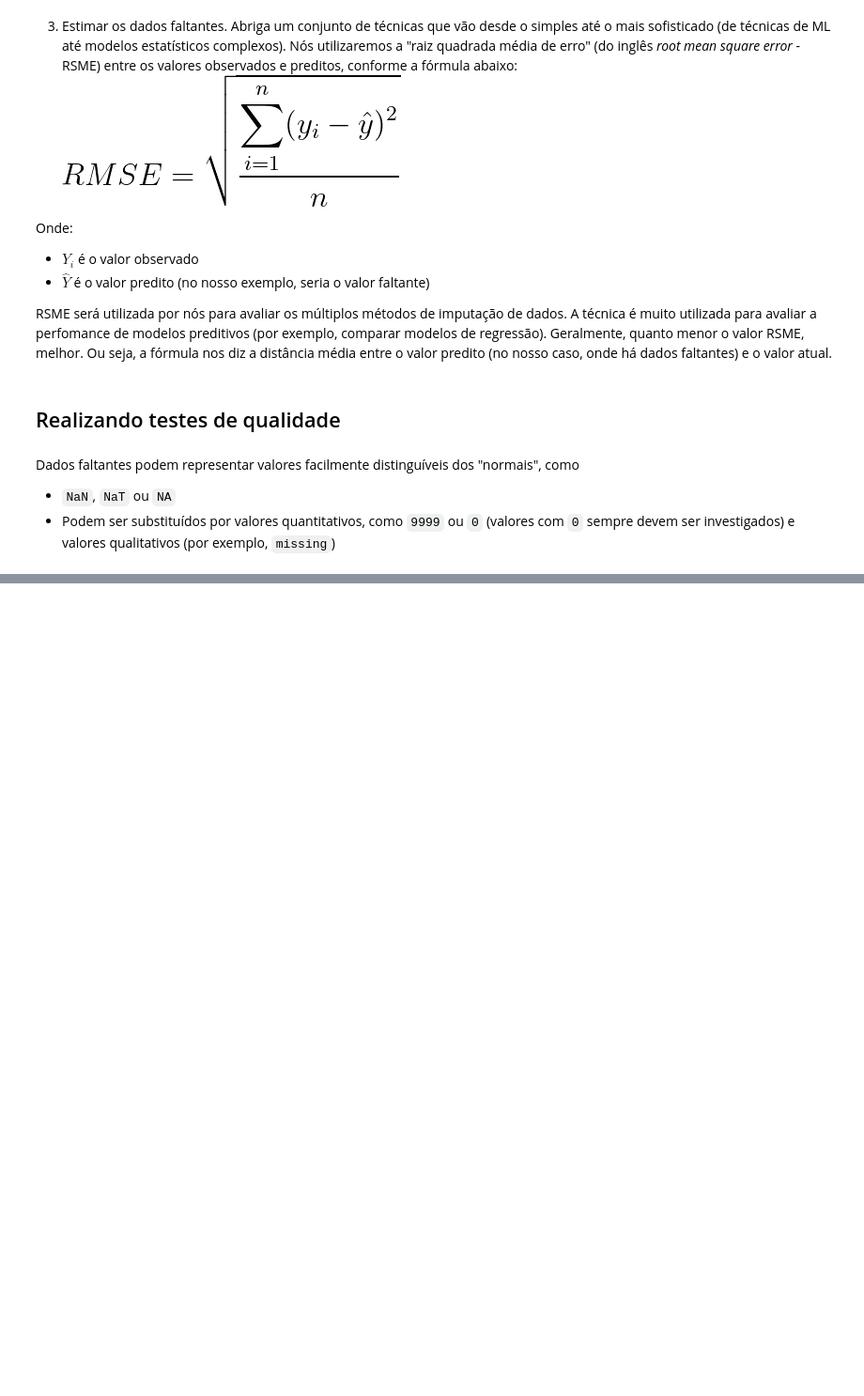
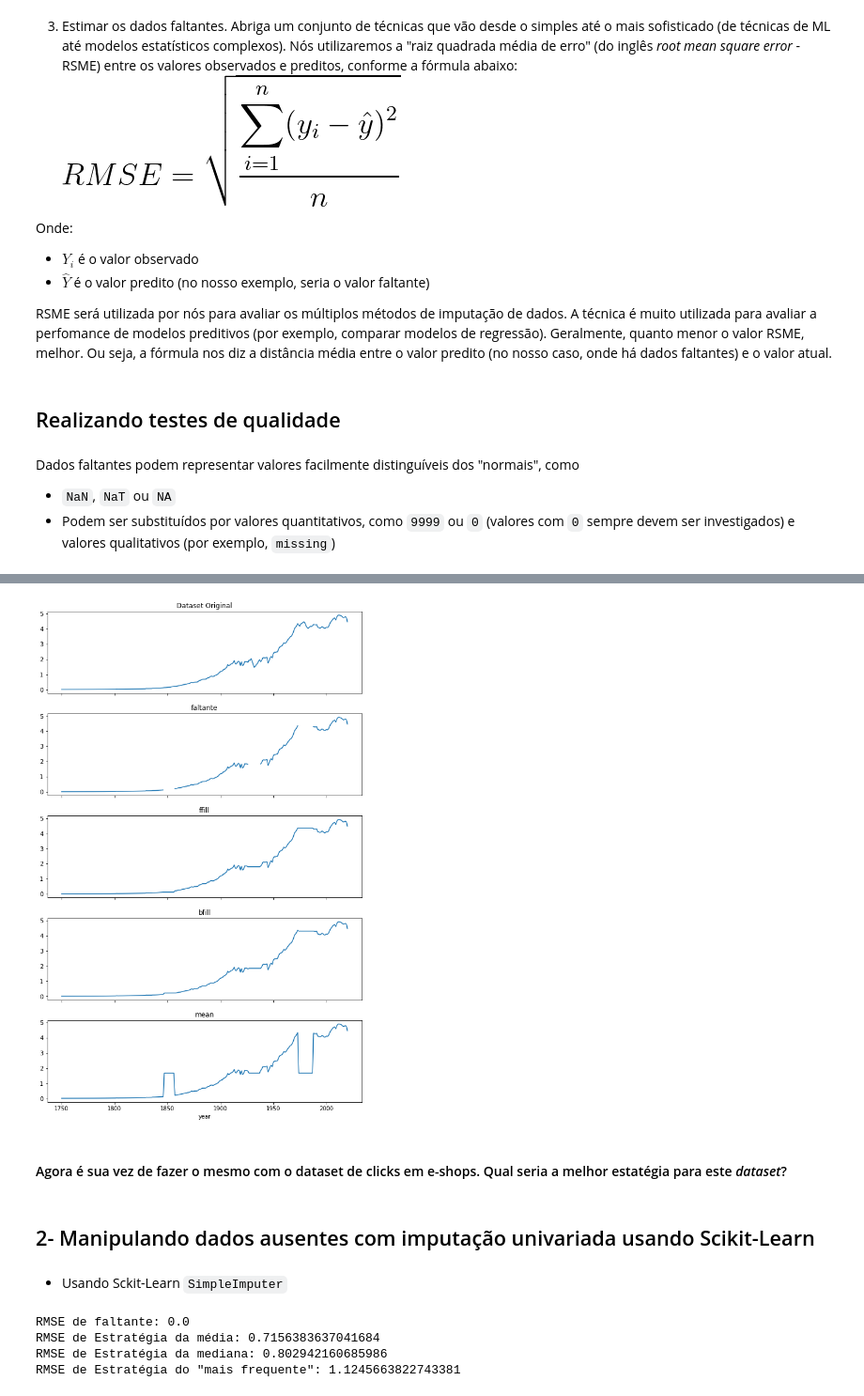
Before and after one commit to mvscti/GTI04019-COMPUTACAO_EM_NUVEM_E_IOT_II, a Jupyter notebook: dados_faltantes/Análise de Dados Faltantes .ipynb, the cells around one changed output, grey strips where cells are left out. Shown: that part at 94% size. Cells and saved outputs as stored; diff of their text form; code cells hidden in the pictures; blank space fills up the shorter version.

Commit message:
Adicionando imputação univariada com scikitlearn, multivarida e interpolação

````diff
--- a/dados_faltantes/Análise de Dados Faltantes .ipynb
+++ b/dados_faltantes/Análise de Dados Faltantes .ipynb
@@ -154,0 +194,4 @@ Dados faltantes podem representar valores facilmente distinguíveis dos "normais
+# %%
+co2_faltante['ffill'] = co2_faltante['co2'].fillna(method='ffill')
+co2_faltante['bfill'] = co2_faltante['co2'].fillna(method='bfill')
+co2_faltante['mean'] = co2_faltante['co2'].fillna(co2_faltante['co2'].mean())
@@ -154,0 +210,10 @@ Dados faltantes podem representar valores facilmente distinguíveis dos "normais
+# %%
+plot_df(co2_original, co2_faltante, 'co2')
+# %% [output]
+[figure, added]
+# %% [markdown]
+#### Agora é sua vez de fazer o mesmo com o dataset de clicks em e-shops. Qual seria a melhor estatégia para este <em>dataset</em>?
+# %% [markdown]
+## 2- Manipulando dados ausentes com imputação univariada usando Scikit-Learn
+# %% [markdown]
+* Usando Sckit-Learn ```SimpleImputer```
@@ -154,0 +241,7 @@ Dados faltantes podem representar valores facilmente distinguíveis dos "normais
+# %%
+_ = indice_rmse(co2_original, co2_faltante, 'co2')
+# %% [output]
+RMSE de faltante: 0.0
+RMSE de Estratégia da média: 0.7156383637041684
+RMSE de Estratégia da mediana: 0.802942160685986
+RMSE de Estratégia do "mais frequente": 1.1245663822743381
````
Also changed, not shown: parts of 36 cells of this notebook.
